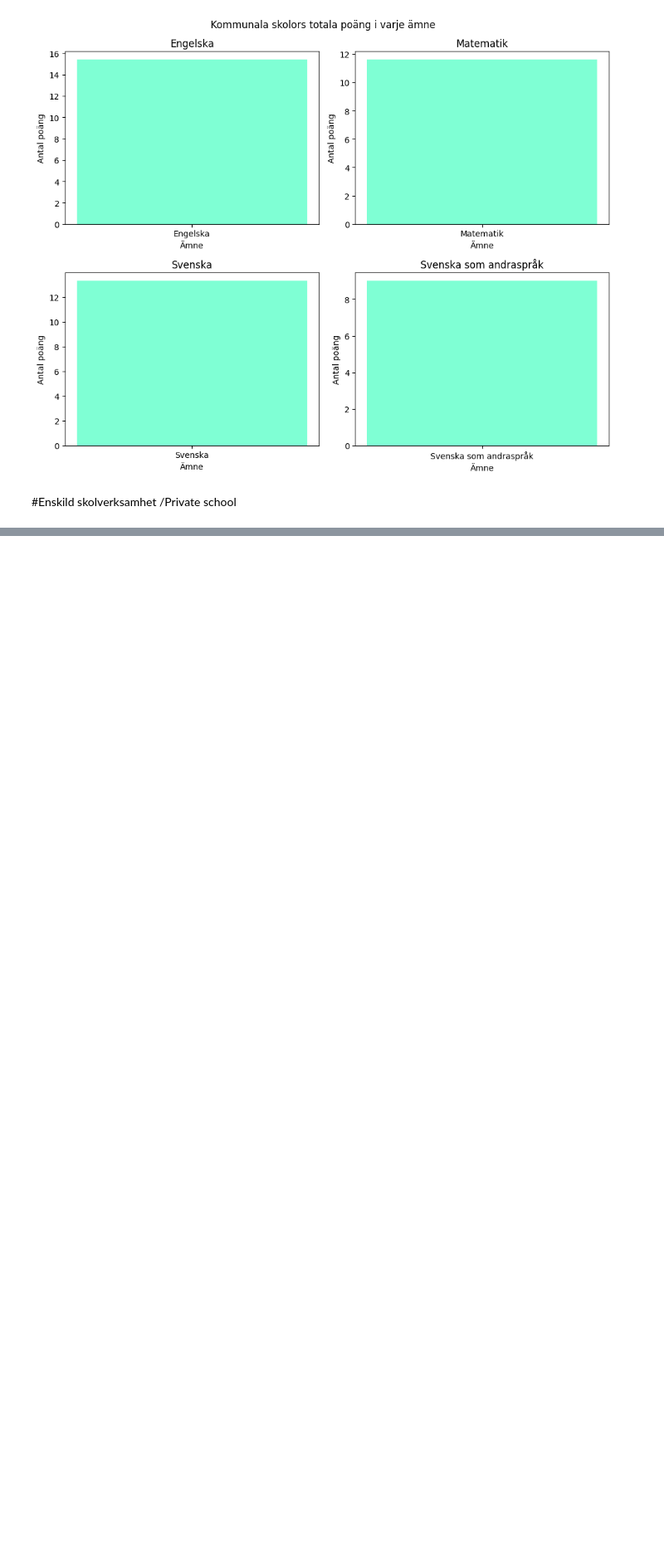
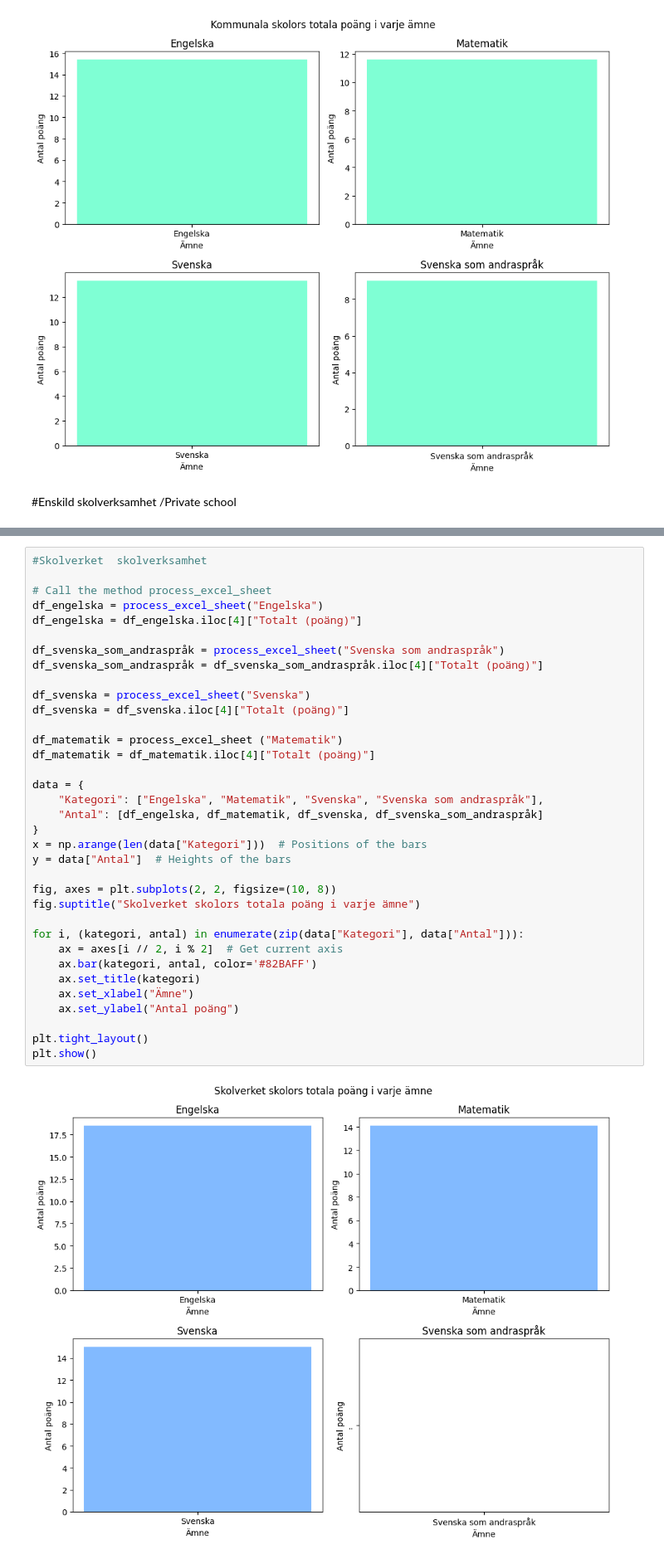
Before and after one commit to saraonsala/Python-Sara-Mellgren-OOPA23, a Jupyter notebook: Labb_2/Labb_2.ipynb, the cells around one changed output, grey strips where cells are left out. Shown at 83% size. Saved outputs shown, nothing was run; the diff lists cells and outputs as text; blank space fills up the shorter version.

Commit message:
#Skolverket  skolverksamhet

```diff
--- a/Labb_2/Labb_2.ipynb
+++ b/Labb_2/Labb_2.ipynb
@@ -223,0 +226,37 @@ plt.show()
+# %%
+#Skolverket  skolverksamhet
+
+# Call the method process_excel_sheet
+df_engelska = process_excel_sheet("Engelska")
+df_engelska = df_engelska.iloc[4]["Totalt (poäng)"]
+
+df_svenska_som_andraspråk = process_excel_sheet("Svenska som andraspråk")
+df_svenska_som_andraspråk = df_svenska_som_andraspråk.iloc[4]["Totalt (poäng)"]
+
+df_svenska = process_excel_sheet("Svenska")
+df_svenska = df_svenska.iloc[4]["Totalt (poäng)"]
+
+df_matematik = process_excel_sheet ("Matematik")
+df_matematik = df_matematik.iloc[4]["Totalt (poäng)"]
+
+data = {
+    "Kategori": ["Engelska", "Matematik", "Svenska", "Svenska som andraspråk"],
+    "Antal": [df_engelska, df_matematik, df_svenska, df_svenska_som_andraspråk]
+}
+x = np.arange(len(data["Kategori"]))  # Positions of the bars
+y = data["Antal"]  # Heights of the bars
+
+fig, axes = plt.subplots(2, 2, figsize=(10, 8))
+fig.suptitle("Skolverket skolors totala poäng i varje ämne")
+
+for i, (kategori, antal) in enumerate(zip(data["Kategori"], data["Antal"])):
+    ax = axes[i // 2, i % 2]  # Get current axis
+    ax.bar(kategori, antal, color='#82BAFF')
+    ax.set_title(kategori)
+    ax.set_xlabel("Ämne")
+    ax.set_ylabel("Antal poäng")
+
+plt.tight_layout()
+plt.show()
+# %% [output]
+[figure, added]
```
Also changed, not shown: parts of 2 cells of this notebook.
